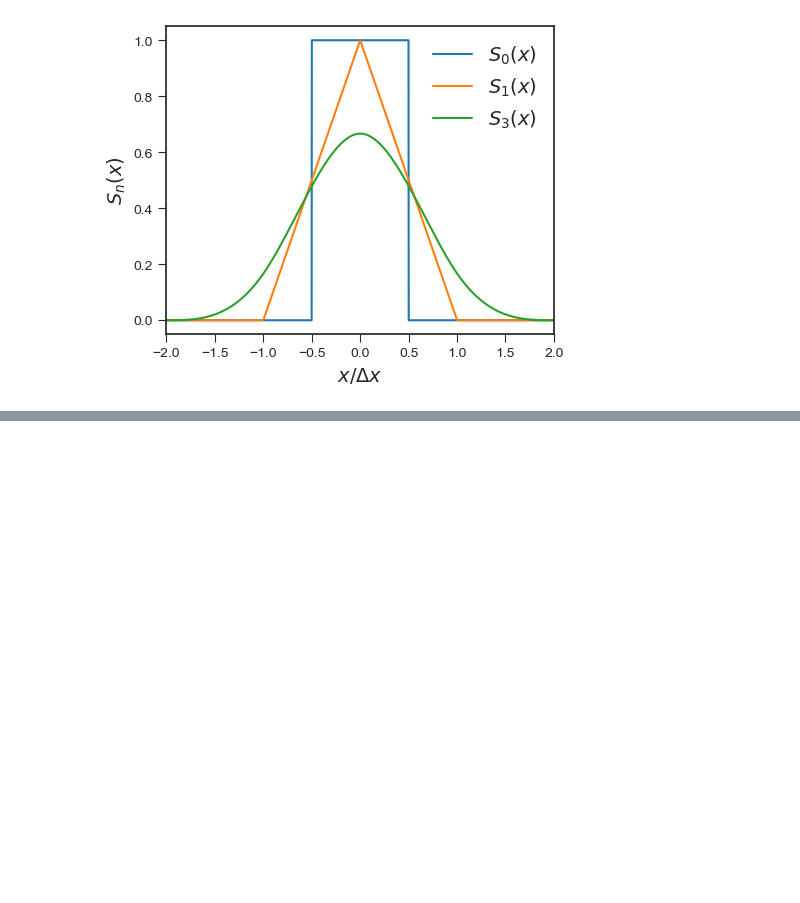
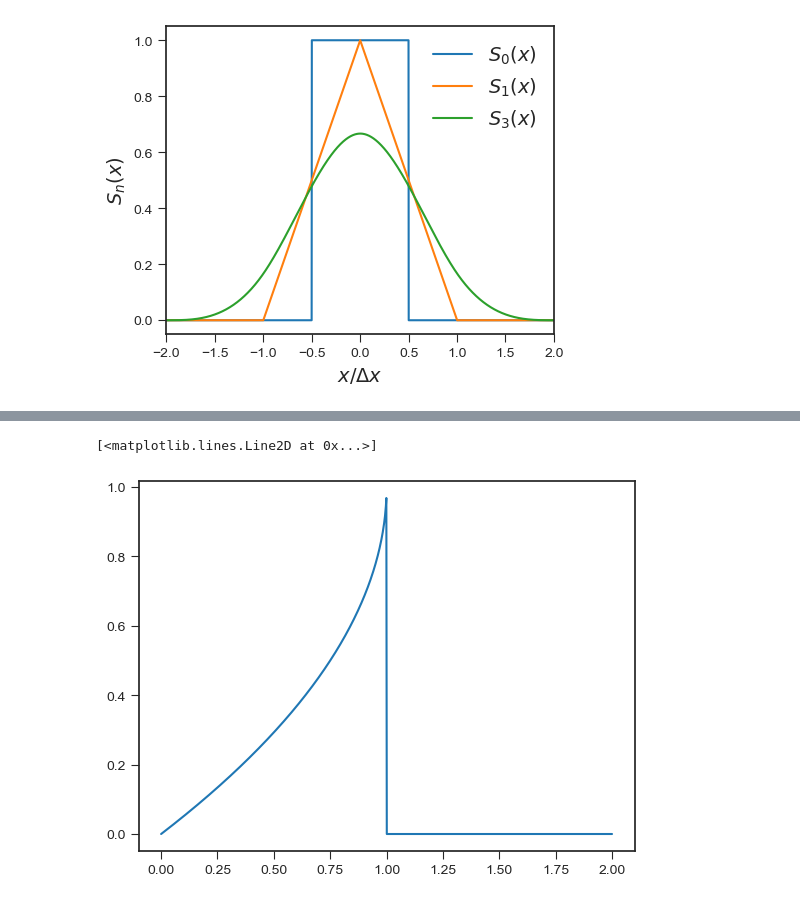
Before and after one commit to ronak-n-desai/ronak-desai-dissertation, a Jupyter notebook: planning/Thesis_Figs.ipynb, the cells around one changed output, grey strips where cells are left out. Cells and saved outputs as stored; diff of their text form; code cells hidden in the pictures; blank space fills up the shorter version.

```diff
--- a/planning/Thesis_Figs.ipynb
+++ b/planning/Thesis_Figs.ipynb
@@ -119,0 +139,8 @@ plt.savefig('images/shape_functions.png', dpi=300)
+# %%
+fig, ax = plt.subplots()
+x = np.linspace(0, 2, 1000)
+f = np.where(x < 1, 1 - np.sqrt(1-x), 0)
+ax.plot(x, f)
+# %% [output]
+[<matplotlib.lines.Line2D at 0x...>]
+[figure, added]
```
Also changed, not shown: parts of 1 cell of this notebook, 20 other files.
